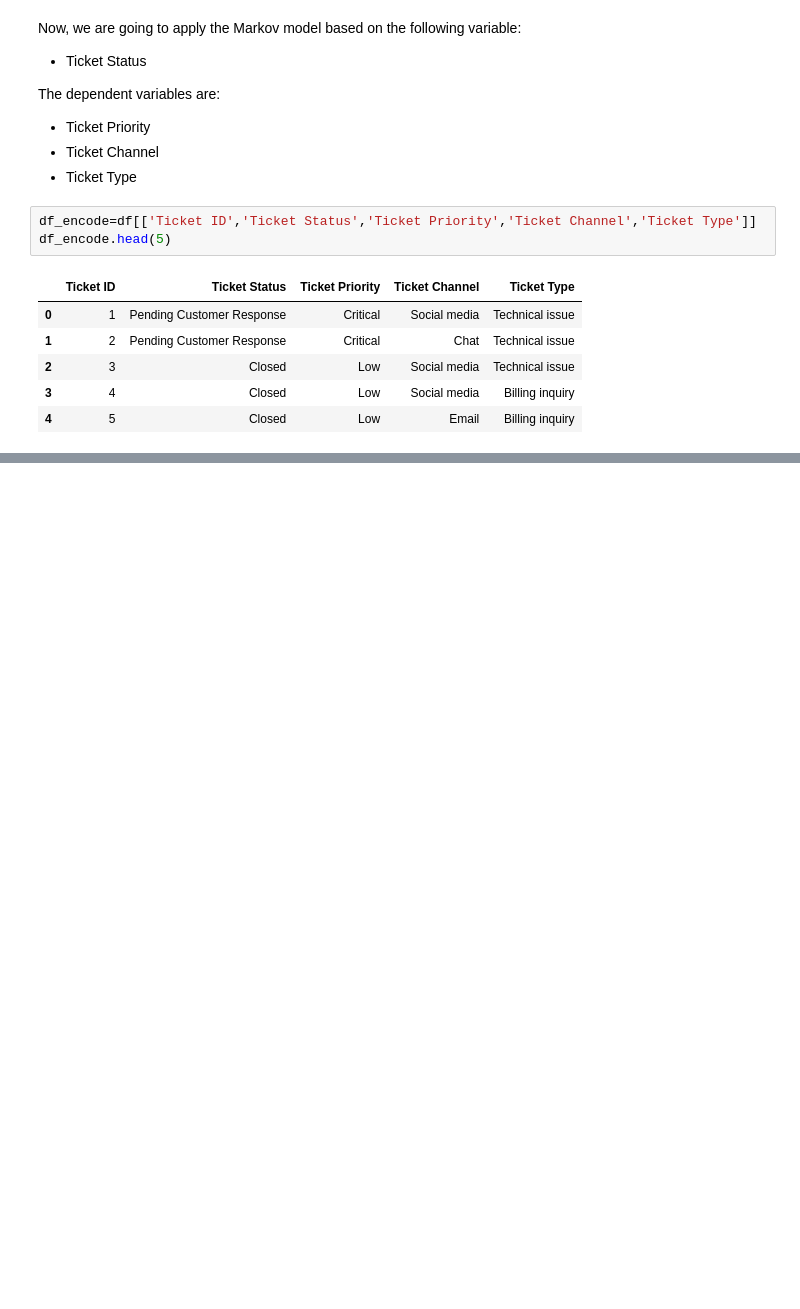
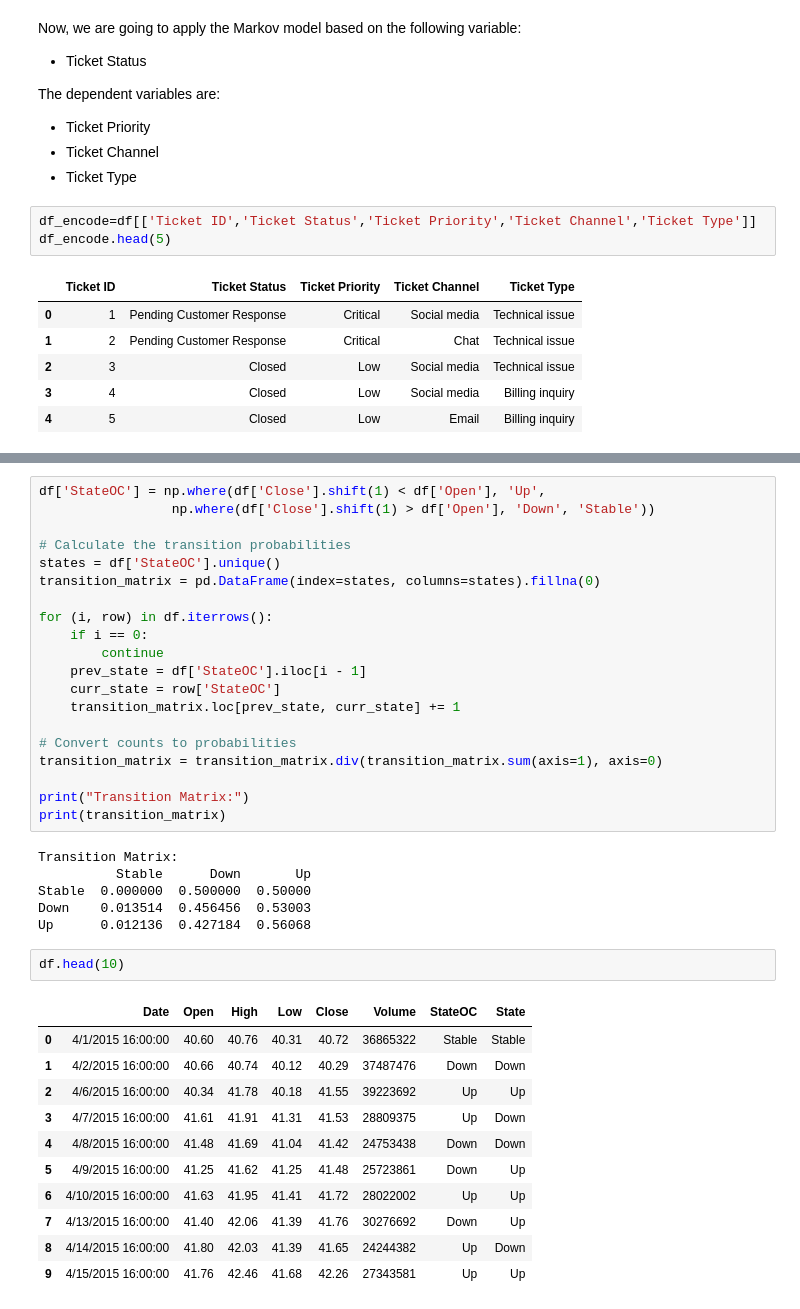
Before and after one commit to Jowayria-27/Artifical-Intelligence-Project, a Jupyter notebook: Microsoft Stocks Prediction.ipynb, the cells around one changed output, grey strips where cells are left out. Cells and saved outputs as stored; diff of their text form; blank space fills up the shorter version.

```diff
--- a/Microsoft Stocks Prediction.ipynb
+++ b/Microsoft Stocks Prediction.ipynb
@@ -185,0 +188,40 @@ Billing inquiry: {'Closed': 0.3329253365973072, 'Pending Customer Response': 0.3
+# %%
+df['StateOC'] = np.where(df['Close'].shift(1) < df['Open'], 'Up',
+                 np.where(df['Close'].shift(1) > df['Open'], 'Down', 'Stable'))
+
+# Calculate the transition probabilities
+states = df['StateOC'].unique()
+transition_matrix = pd.DataFrame(index=states, columns=states).fillna(0)
+
+for (i, row) in df.iterrows():
+    if i == 0:
+        continue
+    prev_state = df['StateOC'].iloc[i - 1]
+    curr_state = row['StateOC']
+    transition_matrix.loc[prev_state, curr_state] += 1
+
+# Convert counts to probabilities
+transition_matrix = transition_matrix.div(transition_matrix.sum(axis=1), axis=0)
+
+print("Transition Matrix:")
+print(transition_matrix)
+# %% [output]
+Transition Matrix:
+          Stable      Down       Up
+Stable  0.000000  0.500000  0.50000
+Down    0.013514  0.456456  0.53003
+Up      0.012136  0.427184  0.56068
+# %%
+df.head(10)
+# %% [output]
+|  | Date | Open | High | Low | Close | Volume | StateOC | State |
+| 0 | 4/1/2015 16:00:00 | 40.60 | 40.76 | 40.31 | 40.72 | 36865322 | Stable | Stable |
+| 1 | 4/2/2015 16:00:00 | 40.66 | 40.74 | 40.12 | 40.29 | 37487476 | Down | Down |
+| 2 | 4/6/2015 16:00:00 | 40.34 | 41.78 | 40.18 | 41.55 | 39223692 | Up | Up |
+| 3 | 4/7/2015 16:00:00 | 41.61 | 41.91 | 41.31 | 41.53 | 28809375 | Up | Down |
+| 4 | 4/8/2015 16:00:00 | 41.48 | 41.69 | 41.04 | 41.42 | 24753438 | Down | Down |
+| 5 | 4/9/2015 16:00:00 | 41.25 | 41.62 | 41.25 | 41.48 | 25723861 | Down | Up |
+| 6 | 4/10/2015 16:00:00 | 41.63 | 41.95 | 41.41 | 41.72 | 28022002 | Up | Up |
+| 7 | 4/13/2015 16:00:00 | 41.40 | 42.06 | 41.39 | 41.76 | 30276692 | Down | Up |
+| 8 | 4/14/2015 16:00:00 | 41.80 | 42.03 | 41.39 | 41.65 | 24244382 | Up | Down |
+| 9 | 4/15/2015 16:00:00 | 41.76 | 42.46 | 41.68 | 42.26 | 27343581 | Up | Up |
```
Also changed, not shown: parts of 4 cells of this notebook.
